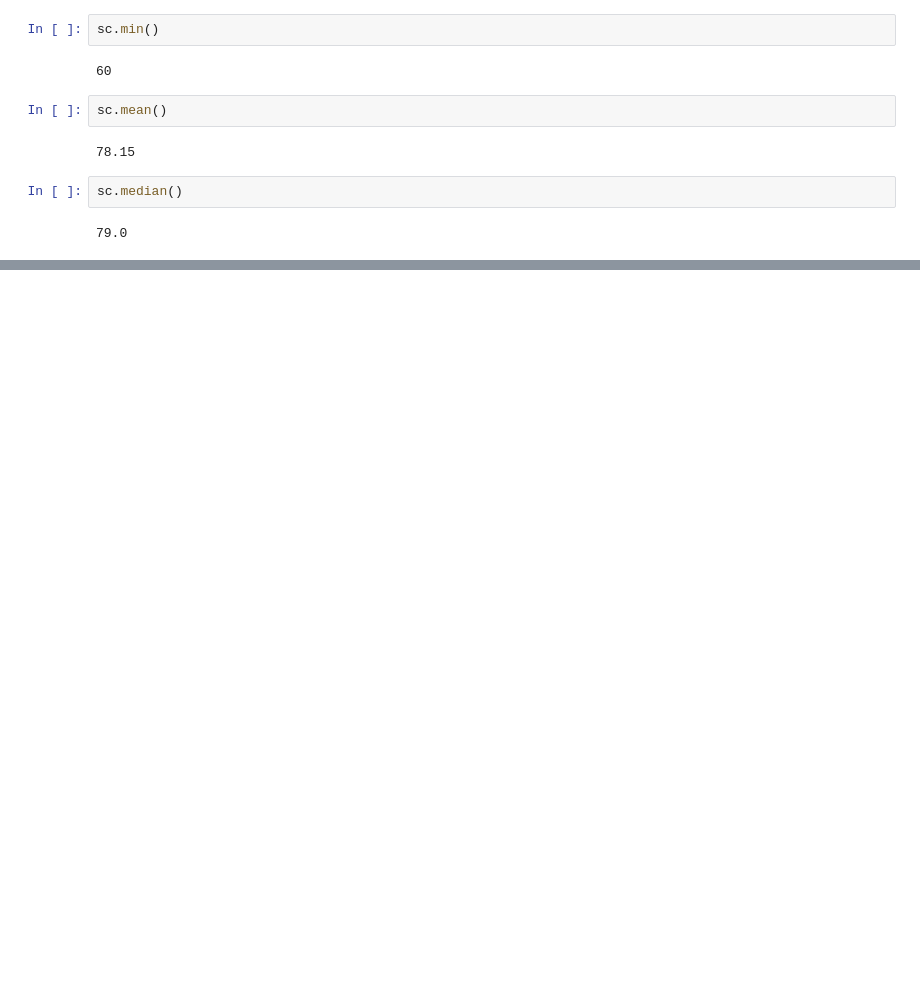
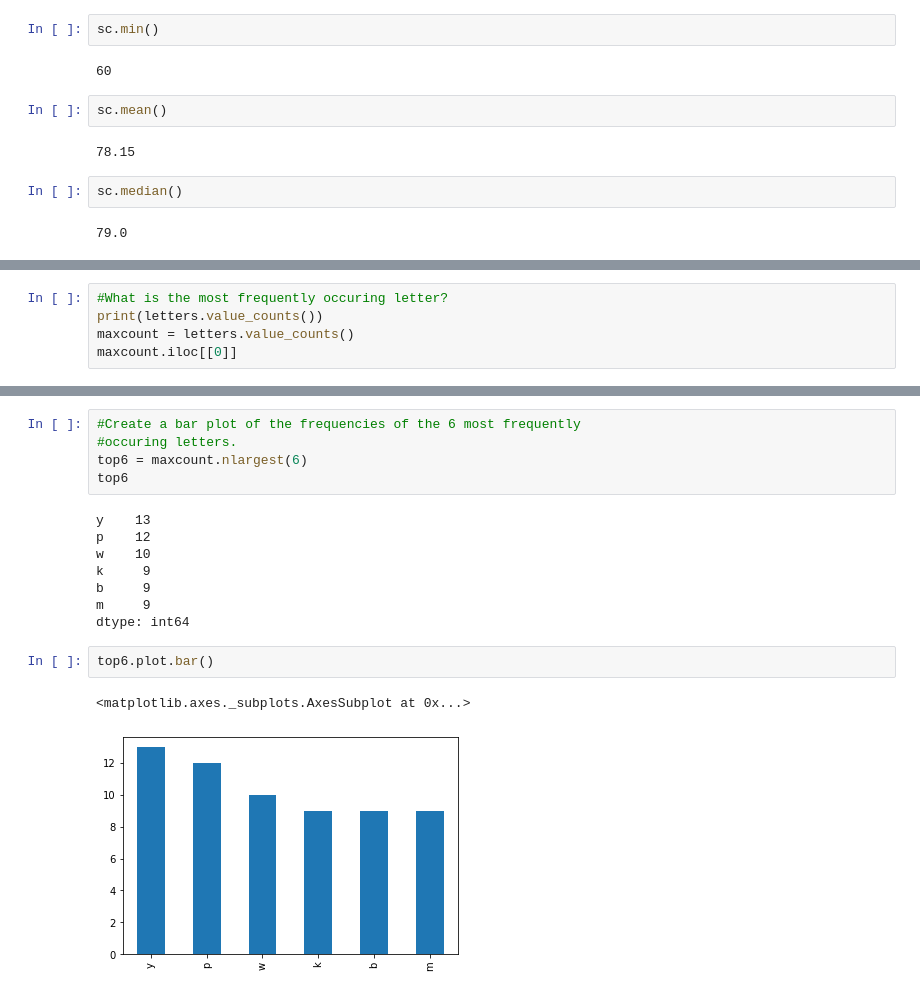
Before and after one commit to AI-Gomez/numpy-pandas-visualization-exercises, a Jupyter notebook: panda_series.ipynb, the cells around one changed output, grey strips where cells are left out. Drawn from its saved outputs; the diff is of its cells as text; blank space fills up the shorter version.

```diff
--- a/panda_series.ipynb
+++ b/panda_series.ipynb
@@ -328,0 +396,5 @@ plt.hist(sc)
+# %%
+#What is the most frequently occuring letter?
+print(letters.value_counts())
+maxcount = letters.value_counts()
+maxcount.iloc[[0]]
@@ -328,0 +455,18 @@ plt.hist(sc)
+# %%
+#Create a bar plot of the frequencies of the 6 most frequently
+#occuring letters.
+top6 = maxcount.nlargest(6)
+top6
+# %% [output]
+y    13
+p    12
+w    10
+k     9
+b     9
+m     9
+dtype: int64
+# %%
+top6.plot.bar()
+# %% [output]
+<matplotlib.axes._subplots.AxesSubplot at 0x...>
+[figure, added]
```
Also changed, not shown: parts of 35 cells of this notebook.
